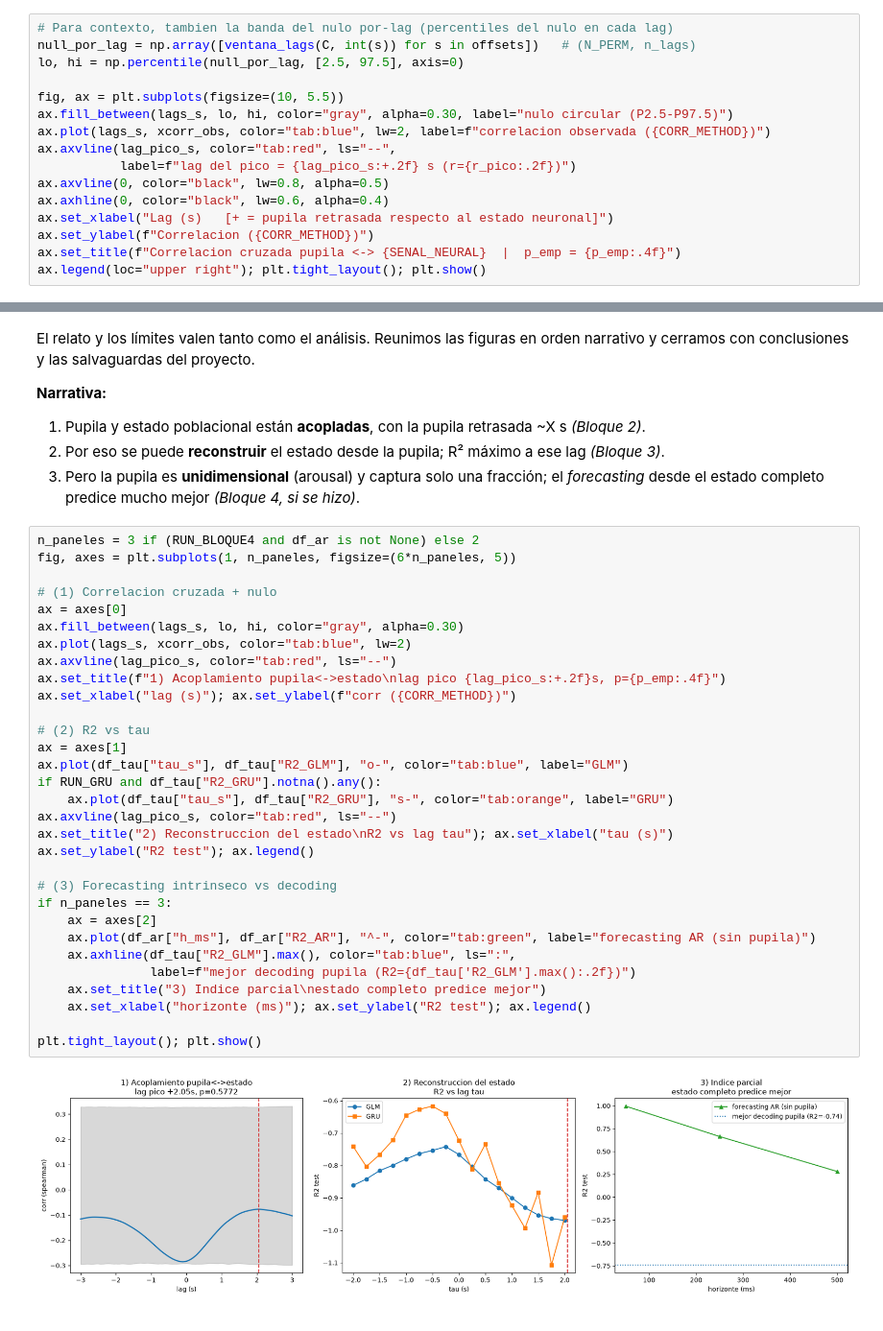
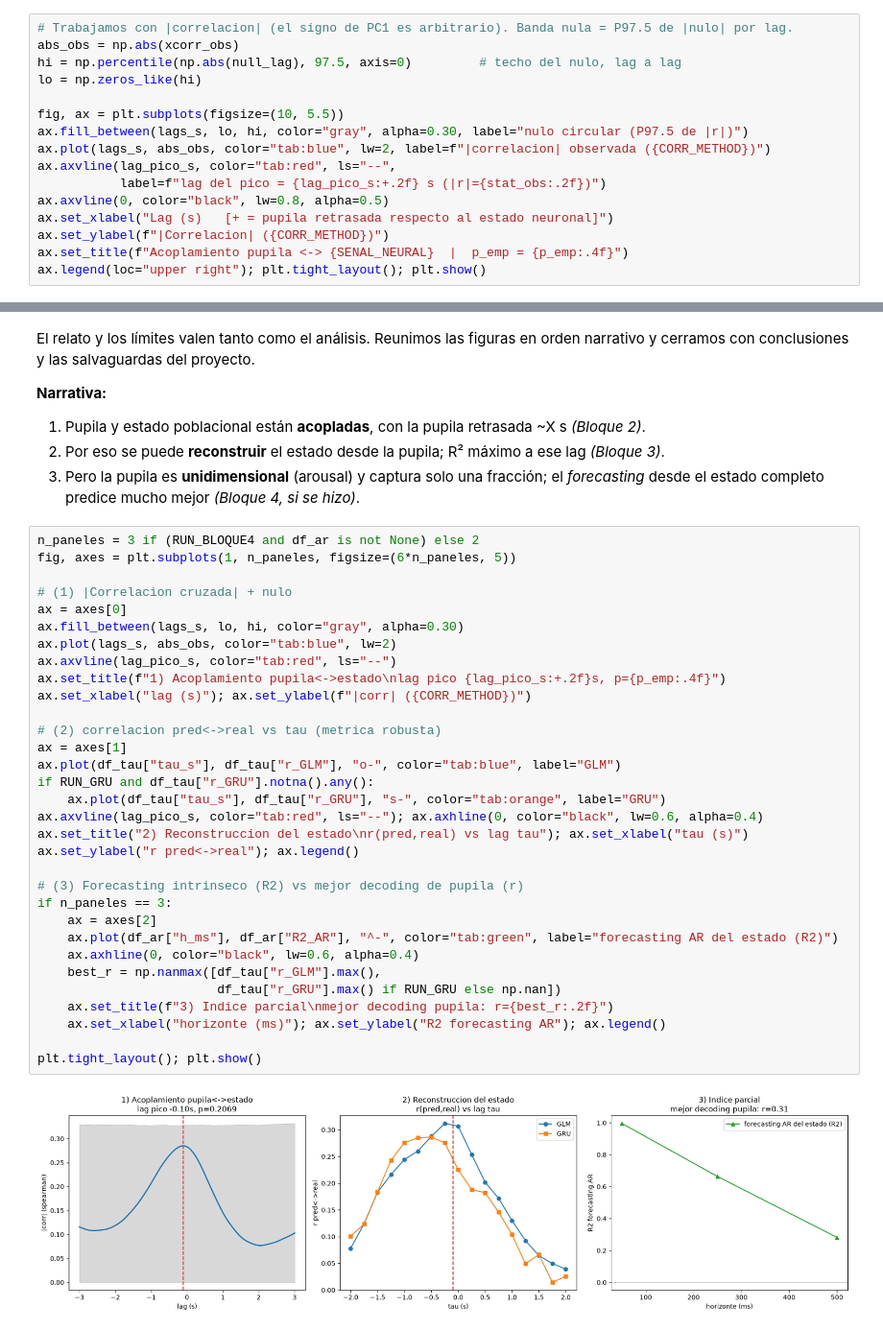
Before and after one commit to Megaomega99/NeuroDataReHack2026, a Jupyter notebook: 04_pupila_estado_VISp.ipynb, the cells around one changed output, grey strips where cells are left out. Shown at 96% size. Cells and saved outputs as stored; diff of their text form.

```diff
--- a/04_pupila_estado_VISp.ipynb
+++ b/04_pupila_estado_VISp.ipynb
@@ -588,17 +583,17 @@ estado poblacional con ese retardo.
 # %%
-# Para contexto, tambien la banda del nulo por-lag (percentiles del nulo en cada lag)
-null_por_lag = np.array([ventana_lags(C, int(s)) for s in offsets])   # (N_PERM, n_lags)
-lo, hi = np.percentile(null_por_lag, [2.5, 97.5], axis=0)
+# Trabajamos con |correlacion| (el signo de PC1 es arbitrario). Banda nula = P97.5 de |nulo| por lag.
+abs_obs = np.abs(xcorr_obs)
+hi = np.percentile(np.abs(null_lag), 97.5, axis=0)         # techo del nulo, lag a lag
+lo = np.zeros_like(hi)
 
 fig, ax = plt.subplots(figsize=(10, 5.5))
-ax.fill_between(lags_s, lo, hi, color="gray", alpha=0.30, label="nulo circular (P2.5-P97.5)")
-ax.plot(lags_s, xcorr_obs, color="tab:blue", lw=2, label=f"correlacion observada ({CORR_METHOD})")
+ax.fill_between(lags_s, lo, hi, color="gray", alpha=0.30, label="nulo circular (P97.5 de |r|)")
+ax.plot(lags_s, abs_obs, color="tab:blue", lw=2, label=f"|correlacion| observada ({CORR_METHOD})")
 ax.axvline(lag_pico_s, color="tab:red", ls="--",
-           label=f"lag del pico = {lag_pico_s:+.2f} s (r={r_pico:.2f})")
+           label=f"lag del pico = {lag_pico_s:+.2f} s (|r|={stat_obs:.2f})")
 ax.axvline(0, color="black", lw=0.8, alpha=0.5)
-ax.axhline(0, color="black", lw=0.6, alpha=0.4)
 ax.set_xlabel("Lag (s)   [+ = pupila retrasada respecto al estado neuronal]")
-ax.set_ylabel(f"Correlacion ({CORR_METHOD})")
-ax.set_title(f"Correlacion cruzada pupila <-> {SENAL_NEURAL}  |  p_emp = {p_emp:.4f}")
+ax.set_ylabel(f"|Correlacion| ({CORR_METHOD})")
+ax.set_title(f"Acoplamiento pupila <-> {SENAL_NEURAL}  |  p_emp = {p_emp:.4f}")
 ax.legend(loc="upper right"); plt.tight_layout(); plt.show()
 # %% [output]
@@ -840,36 +922,37 @@ con conclusiones y las salvaguardas del proyecto.
 # %%
 n_paneles = 3 if (RUN_BLOQUE4 and df_ar is not None) else 2
 fig, axes = plt.subplots(1, n_paneles, figsize=(6*n_paneles, 5))
 
-# (1) Correlacion cruzada + nulo
+# (1) |Correlacion cruzada| + nulo
 ax = axes[0]
 ax.fill_between(lags_s, lo, hi, color="gray", alpha=0.30)
-ax.plot(lags_s, xcorr_obs, color="tab:blue", lw=2)
+ax.plot(lags_s, abs_obs, color="tab:blue", lw=2)
 ax.axvline(lag_pico_s, color="tab:red", ls="--")
 ax.set_title(f"1) Acoplamiento pupila<->estado\nlag pico {lag_pico_s:+.2f}s, p={p_emp:.4f}")
-ax.set_xlabel("lag (s)"); ax.set_ylabel(f"corr ({CORR_METHOD})")
+ax.set_xlabel("lag (s)"); ax.set_ylabel(f"|corr| ({CORR_METHOD})")
 
-# (2) R2 vs tau
+# (2) correlacion pred<->real vs tau (metrica robusta)
 ax = axes[1]
-ax.plot(df_tau["tau_s"], df_tau["R2_GLM"], "o-", color="tab:blue", label="GLM")
-if RUN_GRU and df_tau["R2_GRU"].notna().any():
-    ax.plot(df_tau["tau_s"], df_tau["R2_GRU"], "s-", color="tab:orange", label="GRU")
-ax.axvline(lag_pico_s, color="tab:red", ls="--")
-ax.set_title("2) Reconstruccion del estado\nR2 vs lag tau"); ax.set_xlabel("tau (s)")
-ax.set_ylabel("R2 test"); ax.legend()
+ax.plot(df_tau["tau_s"], df_tau["r_GLM"], "o-", color="tab:blue", label="GLM")
+if RUN_GRU and df_tau["r_GRU"].notna().any():
+    ax.plot(df_tau["tau_s"], df_tau["r_GRU"], "s-", color="tab:orange", label="GRU")
+ax.axvline(lag_pico_s, color="tab:red", ls="--"); ax.axhline(0, color="black", lw=0.6, alpha=0.4)
+ax.set_title("2) Reconstruccion del estado\nr(pred,real) vs lag tau"); ax.set_xlabel("tau (s)")
+ax.set_ylabel("r pred<->real"); ax.legend()
 
-# (3) Forecasting intrinseco vs decoding
+# (3) Forecasting intrinseco (R2) vs mejor decoding de pupila (r)
 if n_paneles == 3:
     ax = axes[2]
-    ax.plot(df_ar["h_ms"], df_ar["R2_AR"], "^-", color="tab:green", label="forecasting AR (sin pupila)")
-    ax.axhline(df_tau["R2_GLM"].max(), color="tab:blue", ls=":",
-               label=f"mejor decoding pupila (R2={df_tau['R2_GLM'].max():.2f})")
-    ax.set_title("3) Indice parcial\nestado completo predice mejor")
-    ax.set_xlabel("horizonte (ms)"); ax.set_ylabel("R2 test"); ax.legend()
+    ax.plot(df_ar["h_ms"], df_ar["R2_AR"], "^-", color="tab:green", label="forecasting AR del estado (R2)")
+    ax.axhline(0, color="black", lw=0.6, alpha=0.4)
+    best_r = np.nanmax([df_tau["r_GLM"].max(),
+                        df_tau["r_GRU"].max() if RUN_GRU else np.nan])
+    ax.set_title(f"3) Indice parcial\nmejor decoding pupila: r={best_r:.2f}")
+    ax.set_xlabel("horizonte (ms)"); ax.set_ylabel("R2 forecasting AR"); ax.legend()
 
 plt.tight_layout(); plt.show()
 # %% [output]
-[figure, old version]
+[figure, new version]
 # %% [markdown]
 ### 5.1 Conclusiones y límites declarados
 
```
Also changed, not shown: parts of 21 cells of this notebook.
